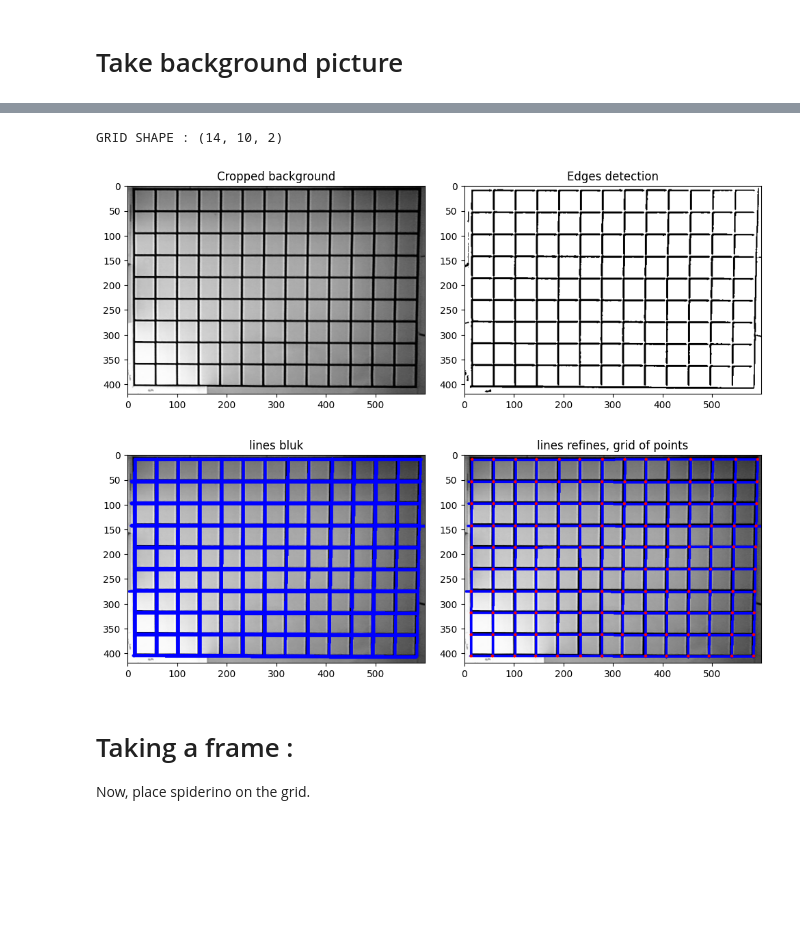
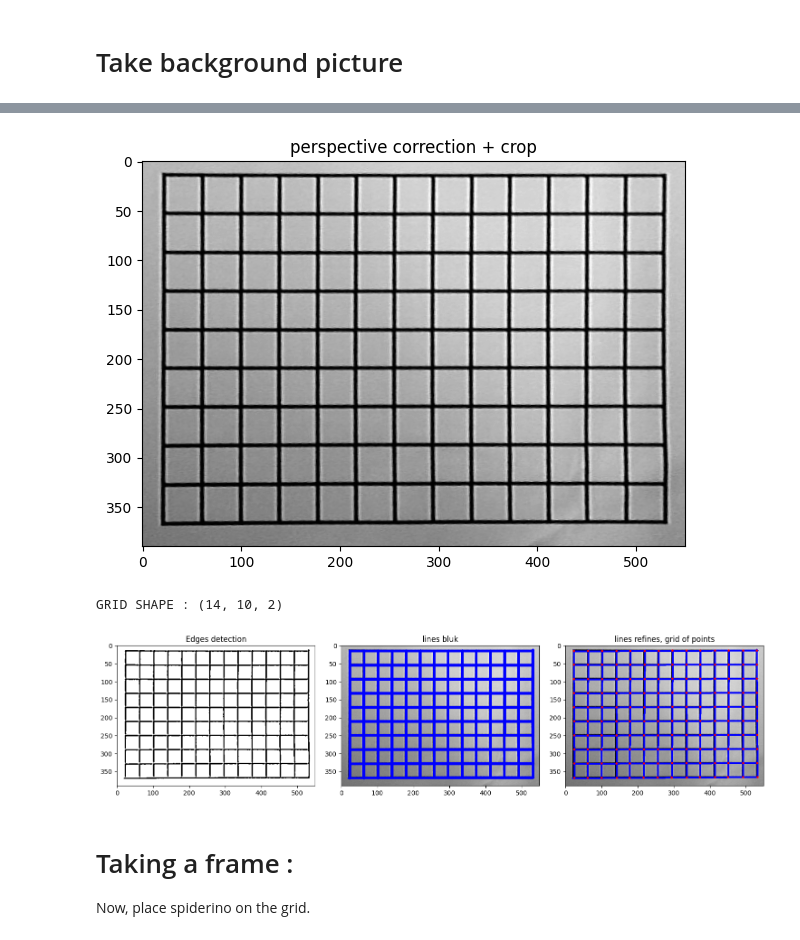
Before and after one commit to EmileBinot/spiderino-sensors-model, a Jupyter notebook: master-script/master-script.ipynb, the cells around one changed output, grey strips where cells are left out. Cells and saved outputs as stored; diff of their text form; code cells hidden in the pictures; blank space fills up the shorter version.

Commit message:
added manual perspective correction

```diff
--- a/master-script/master-script.ipynb
+++ b/master-script/master-script.ipynb
@@ -447,23 +446,21 @@ True
+# %%
+%matplotlib inline
+src = np.float32([(812,255),(776,703),(1406,761),(1454,309)])
+h = 400
+w = 400 * math.sqrt(2)
+dst = np.float32([[0,0],[0,h],[w,h],[w,0]])
+M = cv2.getPerspectiveTransform(src, dst)
+
+
+paper_sheet = np.zeros((int(w),int(h)), dtype=np.uint8)
+prod = cv2.warpPerspective(background_raw, M, paper_sheet.shape)
+background = crop(prod,(10,10,550,500))
+background = cv2.cvtColor(background, cv2.COLOR_BGR2GRAY)
+nb_show("perspective correction + crop",background)
+# %% [output]
+[figure, added]
 # %%
-# first crop
-# auto_bounding_box = get_bounding_box(background_raw)
-# background_auto_crop = crop(background_raw,auto_bounding_box)
-
-background_auto_crop = background_raw
-auto_bounding_box = (0,0,background_raw[0],background_raw[1])
-
-# second crop
-x = 810
-y = 295
-w = 600
-h = 420
-manual_bounding_box = (x,y,w,h)
-background_manual_crop = crop(background_auto_crop,manual_bounding_box)
-
-final_bounding_box = (auto_bounding_box[0]+manual_bounding_box[0] , auto_bounding_box[1]+manual_bounding_box[1] , manual_bounding_box[2] , manual_bounding_box[3])
-
-background = crop(background_raw,final_bounding_box)
-background = cv2.cvtColor(background, cv2.COLOR_BGR2GRAY)
+%matplotlib inline
 
 edges = processing_background(background)
 
@@ -474,37 +471,36 @@ edges = processing_background(background)
 bundler = HoughBundler(min_distance=20,min_angle=5)
 #background_processed = bundler.preprocessing(background)
 lines_bulk = cv2.HoughLinesP(cv2.bitwise_not(edges),rho = 1,theta = 1*np.pi/180,threshold = 150,minLineLength = 100,maxLineGap = 50)
 lines = bundler.process_lines(lines_bulk)
 
 # Convert processed lines to a point matrix
 points_matrix_unsorted = lines_to_grid(lines)
 i = 0
 points_matrix_sorted = points_matrix_unsorted
 for row in points_matrix_unsorted:
     prod = row[row[:, 0].argsort()]
     points_matrix_sorted[i][:] = prod
     i = i+1
 
 points_matrix = np.transpose(points_matrix_sorted,(1,0,2))
 
 img_out_lines = cv2.cvtColor(background.copy(),cv2.COLOR_GRAY2RGB)
 for line in lines_bulk:
     cv2.line(img_out_lines,(line[0][0],line[0][1]),(line[0][2],line[0][3]),(0,0,255),3)
 
 img_out_1 = cv2.cvtColor(background.copy(),cv2.COLOR_GRAY2RGB)
 for line in lines:
     cv2.line(img_out_1,(line[0][0],line[0][1]),(line[0][2],line[0][3]),(0,0,255),3)
 for i in range(points_matrix.shape[0]):
   for j in range(points_matrix.shape[1]):
     cv2.circle(img_out_1, points_matrix[i][j][:] , radius=3, color=(255, 0, 0), thickness=-1)
 
 print("GRID SHAPE :",points_matrix.shape)
-nb_show_n(["Cropped background", "Edges detection"], [background, edges])
-nb_show_n(["lines bluk","lines refines, grid of points"],[img_out_lines,img_out_1])
+# nb_show_n(["Cropped background", "Edges detection"], [background, edges])
+nb_show_n([ "Edges detection", "lines bluk","lines refines, grid of points"],[edges, img_out_lines,img_out_1])
 # %% [output]
 GRID SHAPE : (14, 10, 2)
-[figure, old version]
+[figure, new version]
-[figure, removed]
 # %% [markdown]
 # Taking a frame :
 
```
Also changed, not shown: parts of 4 cells of this notebook, 2 other files.
